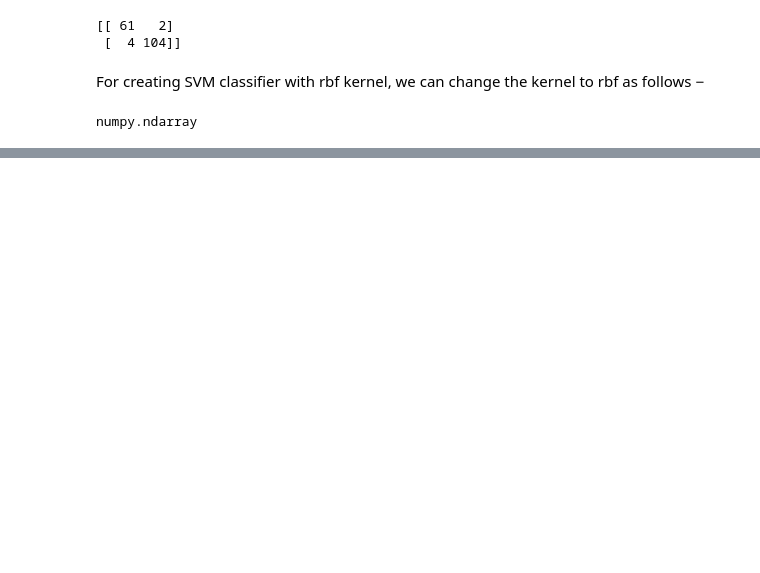
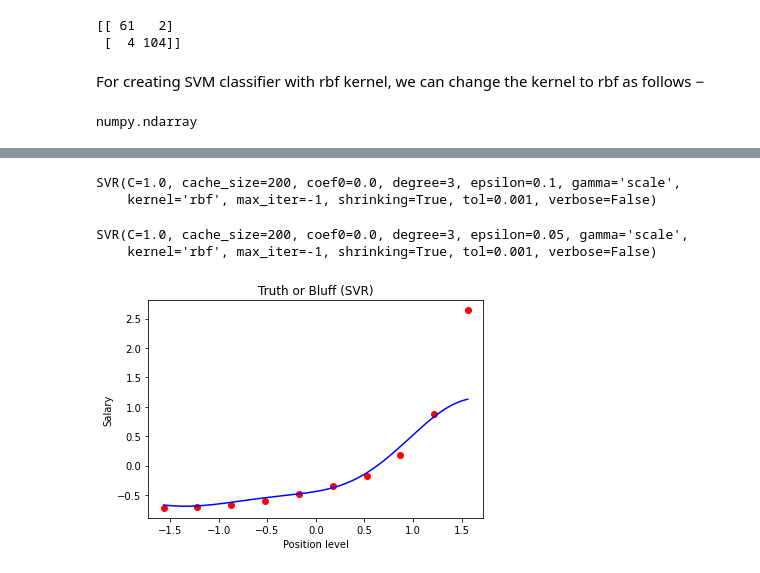
Before and after one commit to chandra-sekar-1983/MyProjects_1, a Jupyter notebook: Support_Vector_Machines.ipynb, the cells around one changed output, grey strips where cells are left out. Cells and saved outputs as stored; diff of their text form; code cells hidden in the pictures; blank space fills up the shorter version.

```diff
--- a/Support_Vector_Machines.ipynb
+++ b/Support_Vector_Machines.ipynb
@@ -141,0 +189,34 @@ numpy.ndarray
+# %%
+regressor
+# %% [output]
+SVR(C=1.0, cache_size=200, coef0=0.0, degree=3, epsilon=0.1, gamma='scale',
+    kernel='rbf', max_iter=-1, shrinking=True, tol=0.001, verbose=False)
+# %%
+dataset = pd.read_csv('Position_Salaries.csv')
+X = dataset.iloc[:, 1:2].values
+
+y = dataset.iloc[:, 2].values.reshape(-1,1)
+# %%
+from sklearn.preprocessing import StandardScaler
+sc_X = StandardScaler()
+sc_y = StandardScaler()
+X = sc_X.fit_transform(X)
+y = sc_y.fit_transform(y)
+# %%
+from sklearn.svm import SVR
+regressor = SVR(kernel = 'rbf',epsilon=0.05)
+regressor.fit(X, y)
+# %% [output]
+SVR(C=1.0, cache_size=200, coef0=0.0, degree=3, epsilon=0.05, gamma='scale',
+    kernel='rbf', max_iter=-1, shrinking=True, tol=0.001, verbose=False)
+# %%
+X_grid = np.arange(min(X), max(X), 0.01) #this step required because data is feature scaled.
+X_grid = X_grid.reshape((len(X_grid), 1))
+plt.scatter(X, y, color = 'red')
+plt.plot(X_grid, regressor.predict(X_grid), color = 'blue')
+plt.title('Truth or Bluff (SVR)')
+plt.xlabel('Position level')
+plt.ylabel('Salary')
+plt.show()
+# %% [output]
+[figure, added]
```
Also changed, not shown: parts of 10 cells of this notebook.
